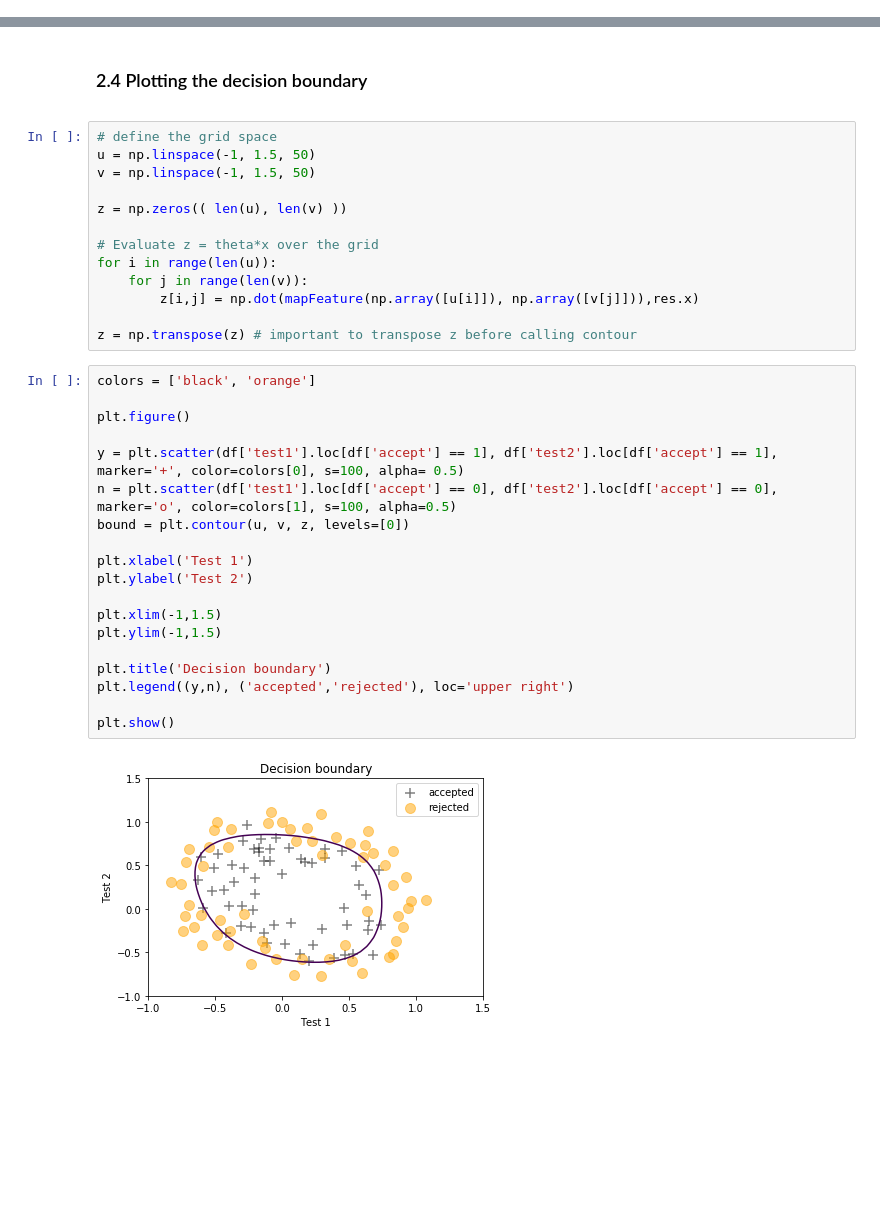
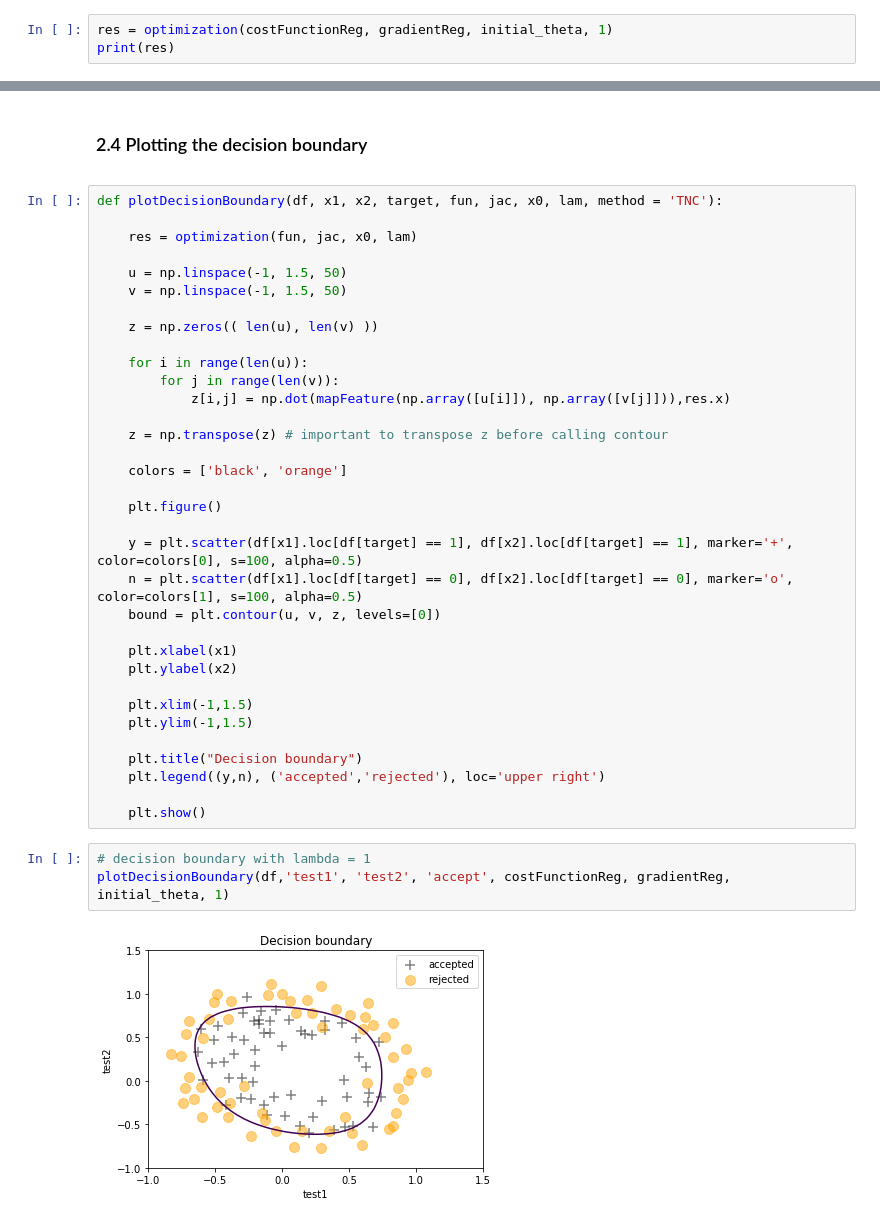
Before and after one commit to vrategov/Machine-Learning, a Jupyter notebook: Week 3/Ex2.ipynb, the cells around one changed output, grey strips where cells are left out. Drawn from its saved outputs; the diff is of its cells as text; blank space fills up the shorter version.

Commit message:
add a function for decision boundary

```diff
--- a/Week 3/Ex2.ipynb
+++ b/Week 3/Ex2.ipynb
@@ -400,0 +380,3 @@ print(res)
+# %%
+res = optimization(costFunctionReg, gradientReg, initial_theta, 1)
+print(res)
@@ -403,36 +404,41 @@ print(res)
 
 ### 2.4 Plotting the decision boundary
 # %%
-# define the grid space
-u = np.linspace(-1, 1.5, 50)
-v = np.linspace(-1, 1.5, 50)
+def plotDecisionBoundary(df, x1, x2, target, fun, jac, x0, lam, method = 'TNC'):
 
-z = np.zeros(( len(u), len(v) ))
+    res = optimization(fun, jac, x0, lam)
 
-# Evaluate z = theta*x over the grid
-for i in range(len(u)):
-    for j in range(len(v)):
-        z[i,j] = np.dot(mapFeature(np.array([u[i]]), np.array([v[j]])),res.x)
+    u = np.linspace(-1, 1.5, 50)
+    v = np.linspace(-1, 1.5, 50)
 
-z = np.transpose(z) # important to transpose z before calling contour
+    z = np.zeros(( len(u), len(v) ))
+
+    for i in range(len(u)):
+        for j in range(len(v)):
+            z[i,j] = np.dot(mapFeature(np.array([u[i]]), np.array([v[j]])),res.x)
+
+    z = np.transpose(z) # important to transpose z before calling contour
+
+    colors = ['black', 'orange']
+
+    plt.figure()
+
+    y = plt.scatter(df[x1].loc[df[target] == 1], df[x2].loc[df[target] == 1], marker='+', color=colors[0], s=100, alpha=0.5)
+    n = plt.scatter(df[x1].loc[df[target] == 0], df[x2].loc[df[target] == 0], marker='o', color=colors[1], s=100, alpha=0.5)
+    bound = plt.contour(u, v, z, levels=[0])
+
+    plt.xlabel(x1)
+    plt.ylabel(x2)
+
+    plt.xlim(-1,1.5)
+    plt.ylim(-1,1.5)
+
+    plt.title("Decision boundary")
+    plt.legend((y,n), ('accepted','rejected'), loc='upper right')
+
+    plt.show()
-# %%
-colors = ['black', 'orange']
-
-plt.figure()
-
-y = plt.scatter(df['test1'].loc[df['accept'] == 1], df['test2'].loc[df['accept'] == 1], marker='+', color=colors[0], s=100, alpha= 0.5)
-n = plt.scatter(df['test1'].loc[df['accept'] == 0], df['test2'].loc[df['accept'] == 0], marker='o', color=colors[1], s=100, alpha=0.5)
-bound = plt.contour(u, v, z, levels=[0])
-
-plt.xlabel('Test 1')
-plt.ylabel('Test 2')
-
-plt.xlim(-1,1.5)
-plt.ylim(-1,1.5)
-
-plt.title('Decision boundary')
-plt.legend((y,n), ('accepted','rejected'), loc='upper right')
-
-plt.show()
-# %% [output]
-[figure, removed]
+# %%
+# decision boundary with lambda = 1
+plotDecisionBoundary(df,'test1', 'test2', 'accept', costFunctionReg, gradientReg, initial_theta, 1)
+# %% [output]
+[figure, added]
```
Also changed, not shown: parts of 4 cells of this notebook.
